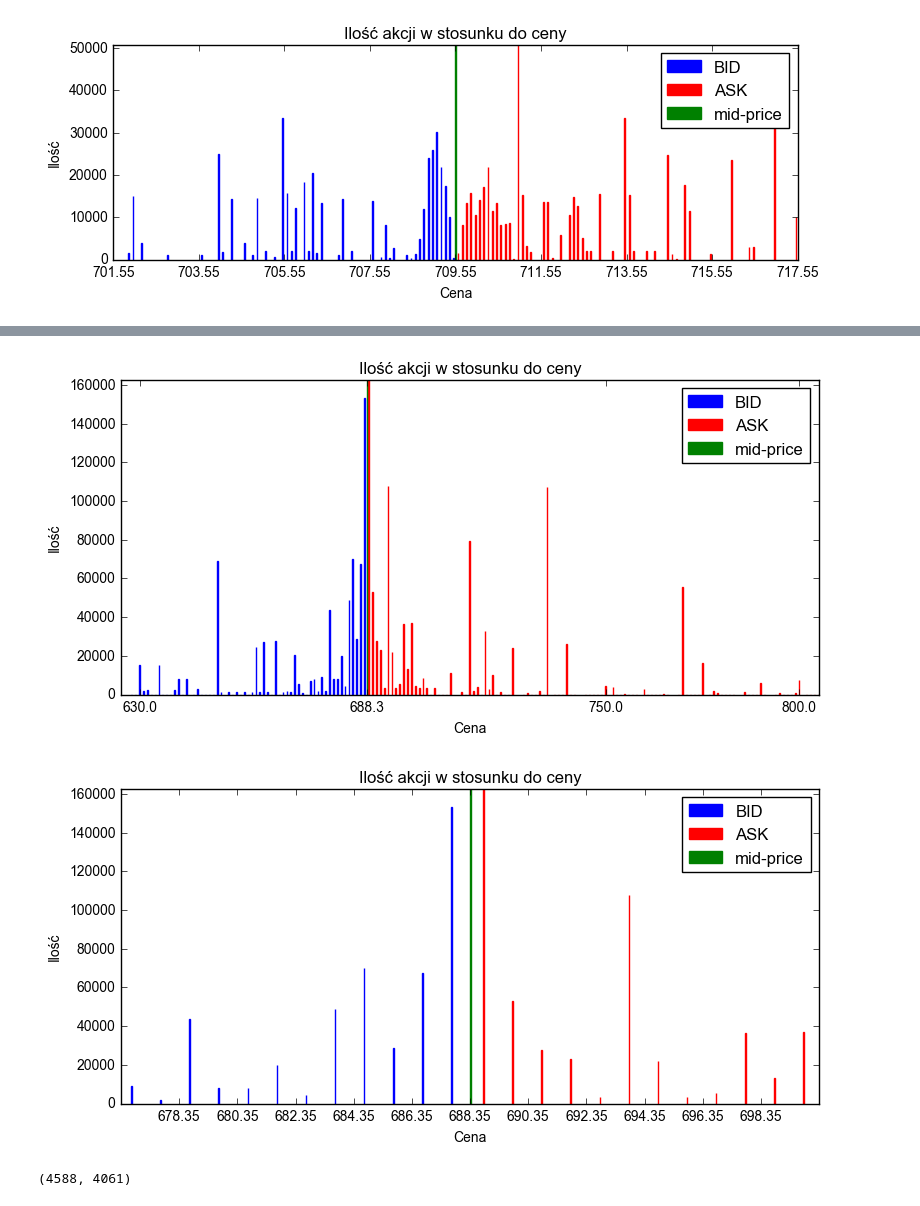
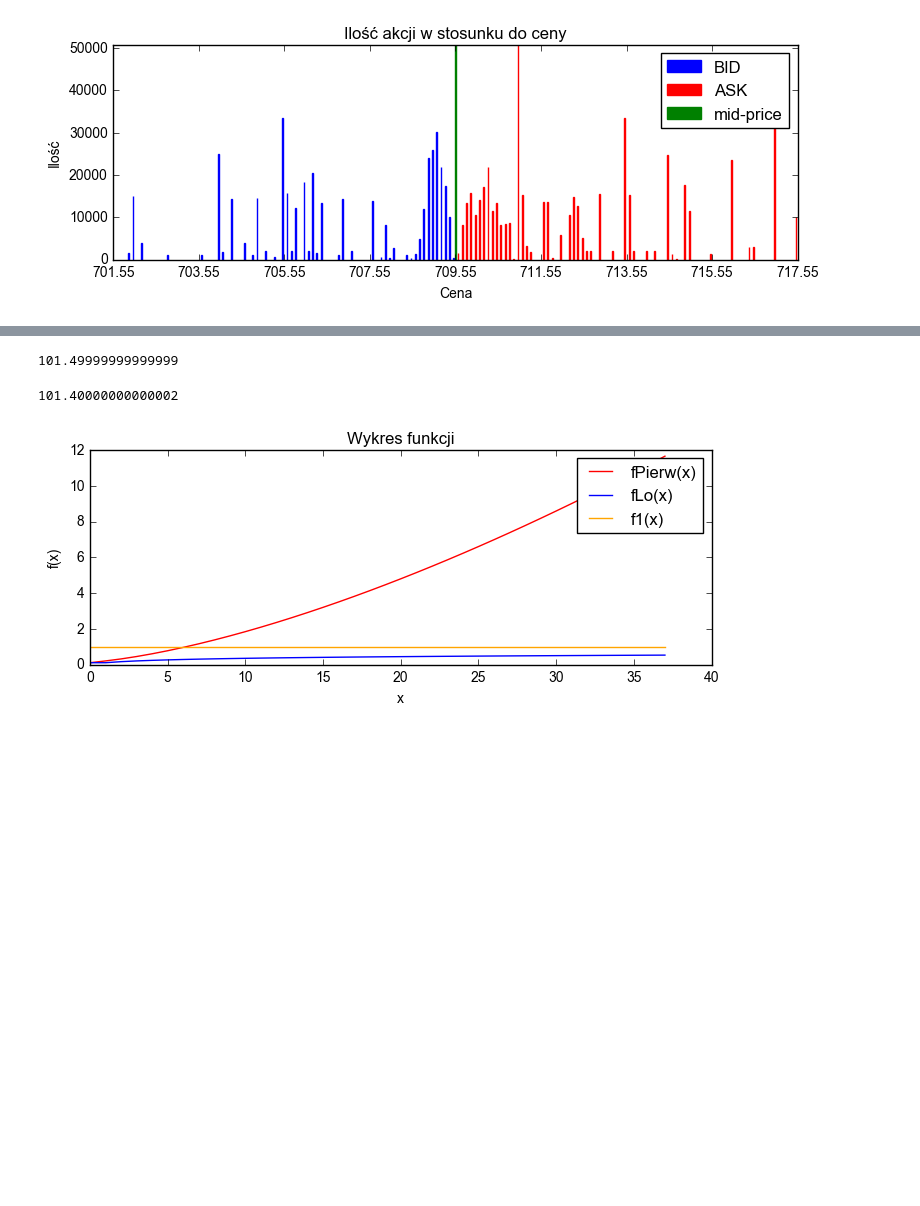
Before and after one commit to DawPawel/PracaLicencjacka, a Jupyter notebook: ostateczne/GenerowanieStruktur.ipynb, the cells around one changed output, grey strips where cells are left out. Saved outputs shown, nothing was run; the diff lists cells and outputs as text; code cells hidden in the pictures; blank space fills up the shorter version.

```diff
--- a/ostateczne/GenerowanieStruktur.ipynb
+++ b/ostateczne/GenerowanieStruktur.ipynb
@@ -723,6 +345,0 @@ np.save("imbalance.npy", imbalance)
-# %%
-x = X[454]
-pozLewa = (x.bid[-1][0] - minimum ) * 10
-pozPrawa = (x.ask[0][0] - minimum ) * 10
-pozLewaInt = int(np.round(pozLewa))
-pozPrawaInt = int(np.round(pozPrawa))
@@ -737,10 +345,0 @@ pozLewa, pozPrawa, pozLewaInt, pozPrawaInt
-# %%
-i = 0
-imbalance2 = np.zeros((X.shape[0], 1))
-for wiersz in tablicaTickowRosnaca:
-    ask = wiersz[0]
-    bid = -wiersz[1]
-    imbalance2[i] = (bid - ask) / (bid + ask)
-    if (bid + ask == 0):
-        print(bid, ask, i)
-    i += 1
@@ -767,19 +346,34 @@ wierszWsp[bidMask][0]
-# %%
-wiersz = tablicaTickowPo1[nrWiersza]
-wierszWsp = np.array(tablicaTickowPo1Wsp[nrWiersza])
-askMask = np.arange(0, len(wiersz), 2)
-bidMask = askMask + 1
-narysujPrzykladowyWykres(wierszWsp[askMask], wiersz[askMask],
-                         wierszWsp[bidMask], wiersz[bidMask] * (-1),
-                         midPrice, "PrzykladDanychDlaTablicyTickowPo1")
-
-narysujPrzykladowyWykres(wierszWsp[askMask], wiersz[askMask],
-                         wierszWsp[bidMask], wiersz[bidMask] * (-1),
-                         midPrice, "PrzykladDanychDlaTablicyTickowPo1Przyblizenie", True)
-# %% [output]
-[figure, removed]
-[figure, removed]
-# %%
-tablica.shape
-# %% [output]
-(4588, 4061)
+# %%
+def fPierw(x):
+    return (((0.1 + (0.05 + x / 20) * np.sqrt(x)) * 10) / 10)
+
+def fLo(x):
+    return .1 if (x < 1) else (np.log2(x + 1))/10
+
+def f1(x):
+    return 1
+# %%
+np.sum([(np.floor(fPierw(i)*10))/10 for i in range(30)])
+# %% [output]
+101.49999999999999
+# %%
+np.sum([(np.floor(fLo(i)*10))/10 for i in range(180)])
+# %% [output]
+101.40000000000002
+# %%
+plt.rcParams["figure.figsize"] = [7, 3]
+dl = 38
+plt.plot(np.arange(dl), [fPierw(i) for i in range(dl)], color = "red", label = "fPierw(x)")
+plt.plot(np.arange(dl), [fLo(i) for i in range(dl)], color = "blue", label = "fLo(x)")
+plt.plot(np.arange(dl), [f1(i) for i in range(dl)], color='orange', label = "f1(x)")
+plt.xlabel("x")
+plt.ylabel("f(x)")
+plt.title("Wykres funkcji")
+
+plt.legend()
+
+plt.tight_layout()
+plt.savefig("wykresFunkcji")
+plt.show()
+# %% [output]
+[figure, added]
```
Also changed, not shown: parts of 60 cells of this notebook, 36 other files.
